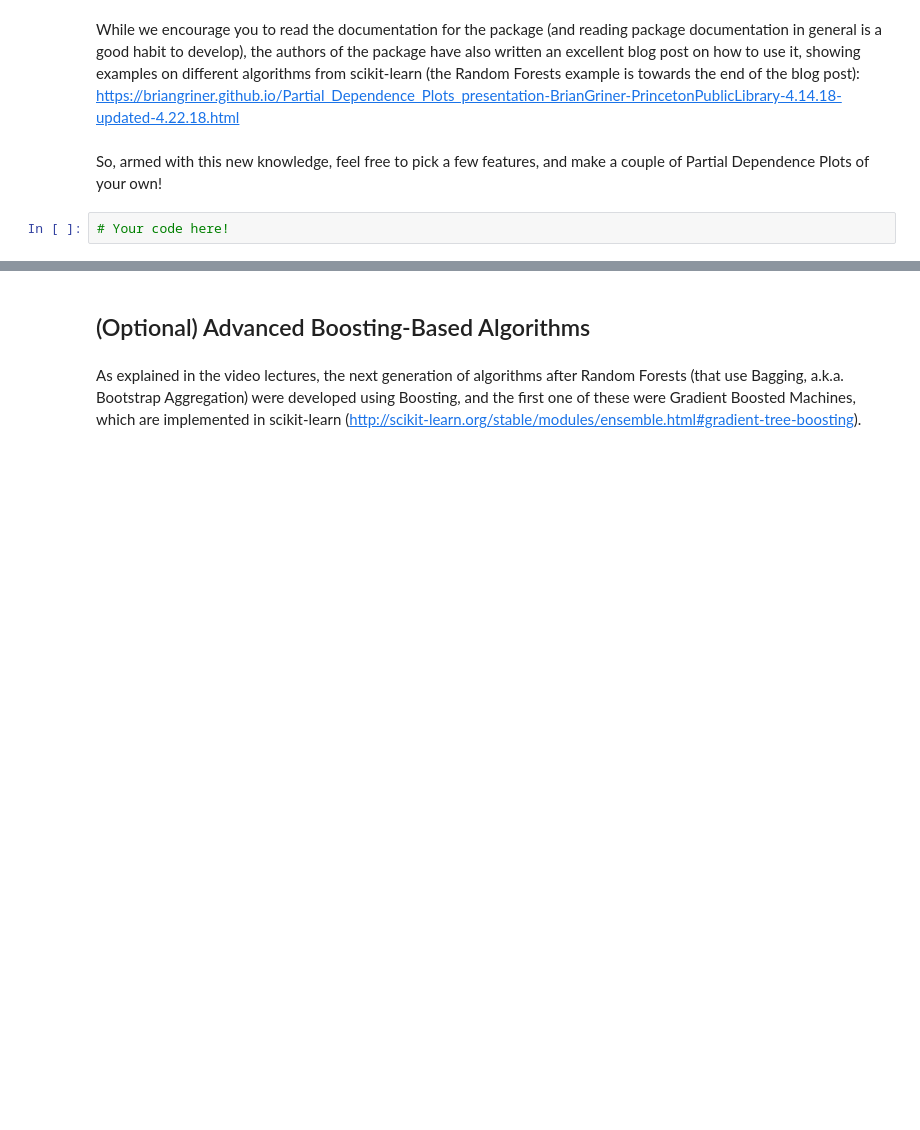
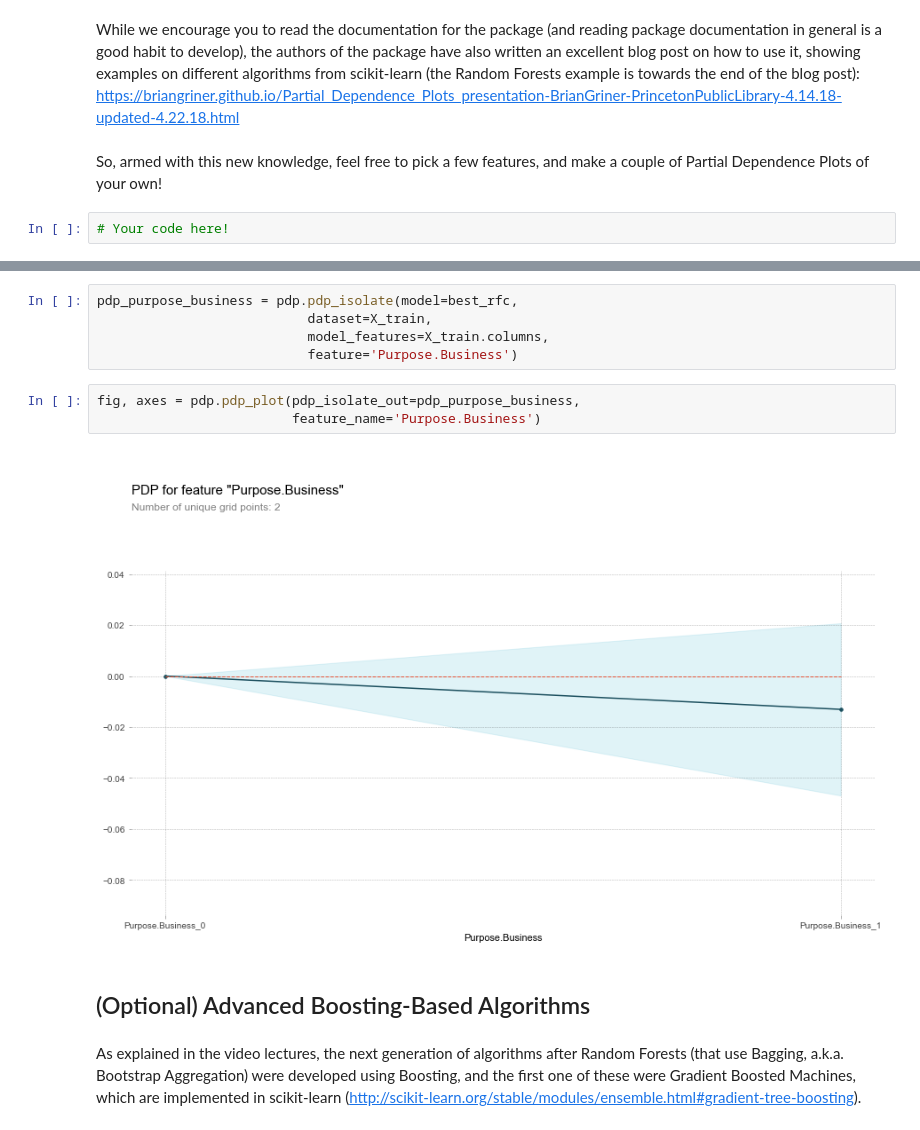
Before and after one commit to sarioz/Springboard, a Jupyter notebook: Mini-Projects/13_5.1-TreeBasedAlgorithms/Mini_Project_Tree-Based_Algorithms.ipynb, the cells around one changed output, grey strips where cells are left out. Drawn from its saved outputs; the diff is of its cells as text; blank space fills up the shorter version.

```diff
--- a/Mini-Projects/13_5.1-TreeBasedAlgorithms/Mini_Project_Tree-Based_Algorithms.ipynb
+++ b/Mini-Projects/13_5.1-TreeBasedAlgorithms/Mini_Project_Tree-Based_Algorithms.ipynb
@@ -91,3 +422,13 @@ So, armed with this new knowledge, feel free to pick a few features, and make a
+# %%
+pdp_purpose_business = pdp.pdp_isolate(model=best_rfc,
+                           dataset=X_train,
+                           model_features=X_train.columns,
+                           feature='Purpose.Business')
+# %%
+fig, axes = pdp.pdp_plot(pdp_isolate_out=pdp_purpose_business,
+                         feature_name='Purpose.Business')
+# %% [output]
+[figure, added]
 # %% [markdown]
 ## (Optional) Advanced Boosting-Based Algorithms
 # %% [markdown]
```
Also changed, not shown: parts of 53 cells of this notebook.
